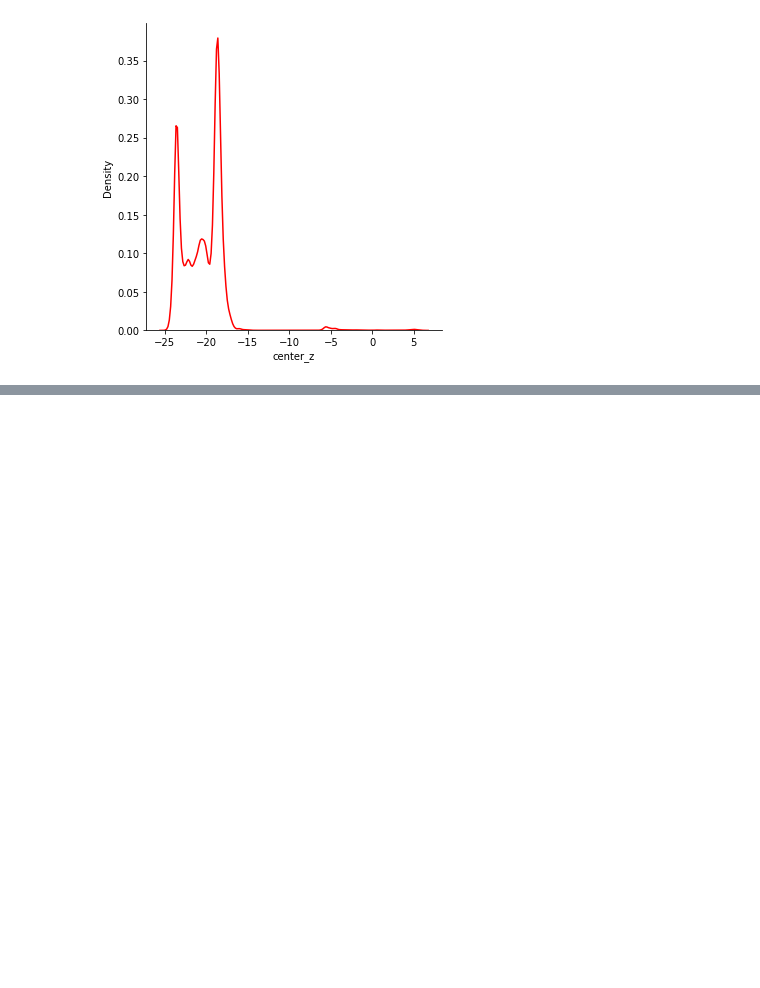
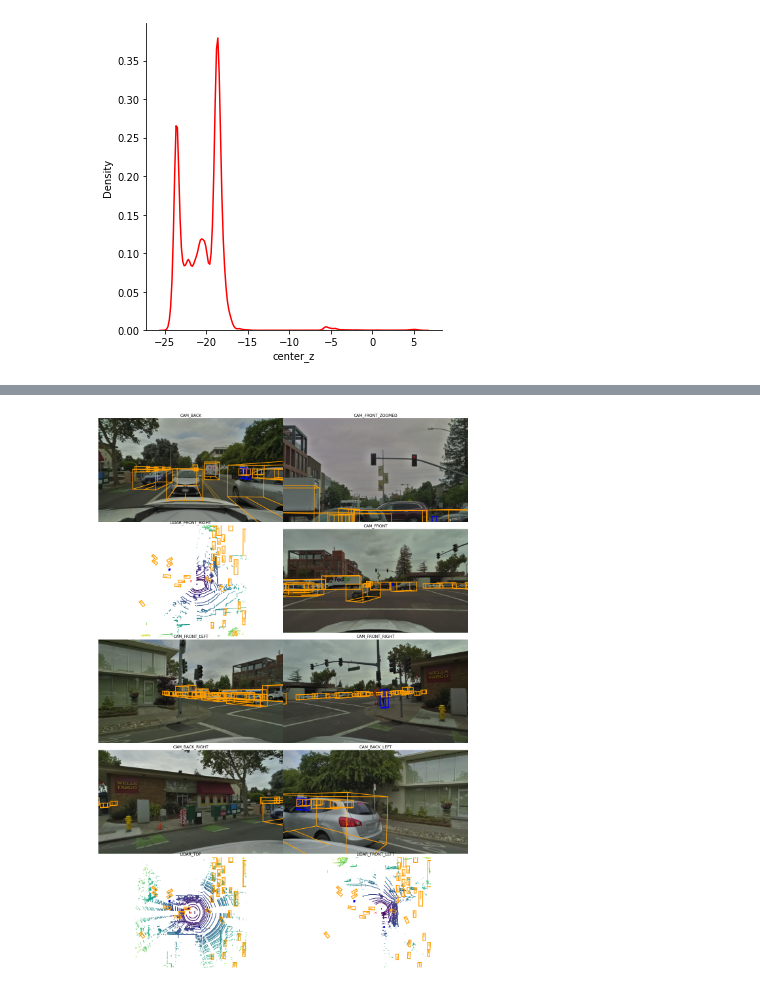
Before and after one commit to subClassy/lyft-3D-object-detector, a Jupyter notebook: data_exploration.ipynb, the cells around one changed output, grey strips where cells are left out. Saved outputs shown, nothing was run; the diff lists cells and outputs as text; code cells hidden in the pictures; blank space fills up the shorter version.

```diff
--- a/data_exploration.ipynb
+++ b/data_exploration.ipynb
@@ -99,0 +126,2 @@ sns.displot(train_objects['center_z'], kind='kde', color='red')
+# %%
+lyft_dataset = LyftDataset(data_path=DATA_PATH, json_path=DATA_PATH+'train_data')
@@ -99,0 +147,3 @@ sns.displot(train_objects['center_z'], kind='kde', color='red')
+# %%
+my_scene = lyft_dataset.scene[0]
+my_scene
@@ -99,0 +158,9 @@ sns.displot(train_objects['center_z'], kind='kde', color='red')
+# %%
+def render_scene(index):
+    my_scene = lyft_dataset.scene[index]
+    my_sample_token = my_scene['first_sample_token']
+    lyft_dataset.render_sample(my_sample_token)
+
+render_scene(0)
+# %% [output]
+[figure, added]
```
Also changed, not shown: parts of 7 cells of this notebook.
